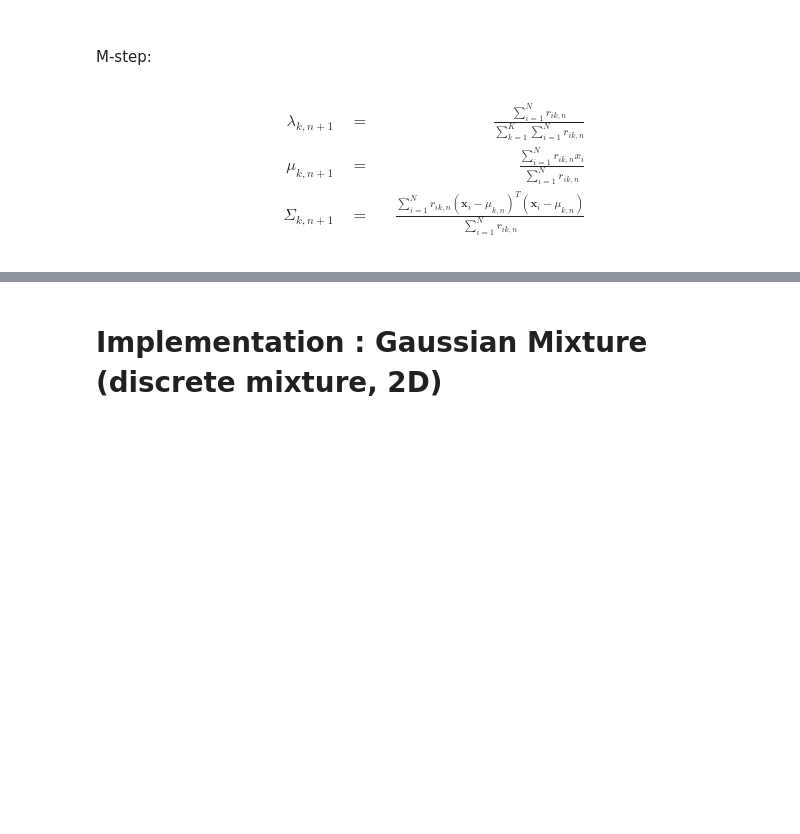
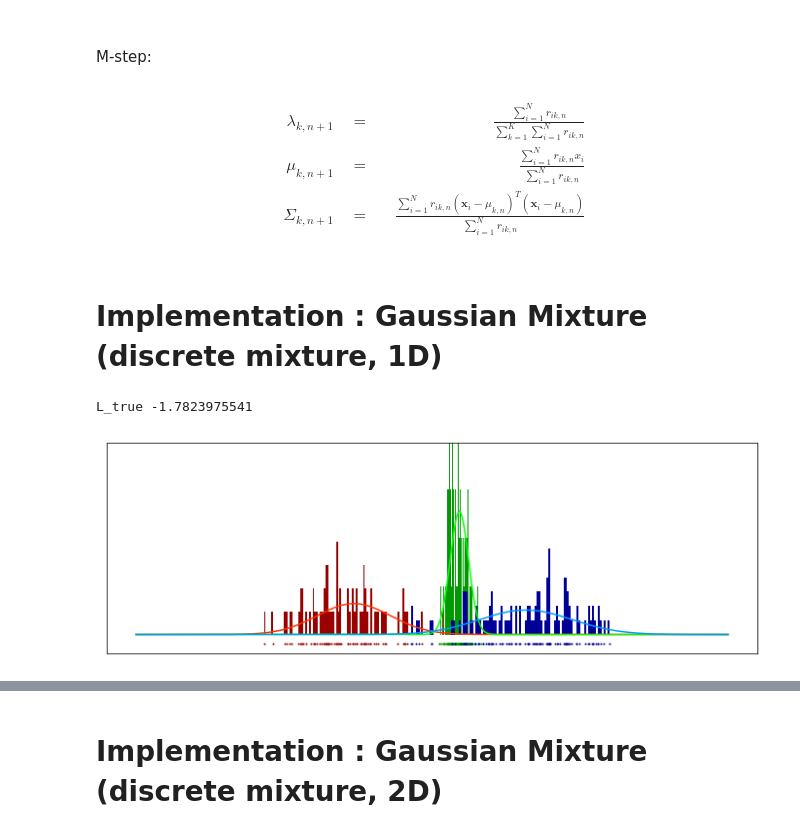
Before and after one commit to kiyomizuhi/machine_learning_scratch_Prince_computer_vision, a Jupyter notebook: EM_algorithm.ipynb, the cells around one changed output, grey strips where cells are left out. Cells and saved outputs as stored; diff of their text form; code cells hidden in the pictures; blank space fills up the shorter version.

Commit message:
added 1d discrete

```diff
--- a/EM_algorithm.ipynb
+++ b/EM_algorithm.ipynb
@@ -131,3 +131,5 @@ $$\begin{align}
 \mu_{k, n + 1}  \quad & = & \quad \frac{\sum_{i=1}^{N}r_{ik, n}x_{i}}{\sum_{i=1}^{N}r_{ik, n}} \\
 \Sigma_{k, n + 1}  \quad & = & \quad \frac{\sum_{i=1}^{N}r_{ik, n}(\mathbf{x}_{i} - \mu_{k, n})^{T}(\mathbf{x}_{i} - \mu_{k, n})}{\sum_{i=1}^{N}r_{ik, n}} \\
 \end{align}$$
+# %% [markdown]
+#  Implementation : Gaussian Mixture (discrete mixture, 1D)
@@ -133,0 +141,37 @@ $$\begin{align}
+# %%
+# synthesize a data set
+nm = 3    # number of mixed gaussian. Here, we set it to 3.
+ns = 300  # number of samples.
+
+mu = 20 * (np.random.rand(nm) - 0.5)     # mean
+sg = 3 * (np.random.rand(nm) + 0.1)      # std
+lm = (np.random.rand(nm) + 0.1)          # lambda, coming from the categorical distribution
+lm /= lm.sum()                           # normalize
+lm_ind = np.round(np.cumsum(lm) * ns).astype(int) # divide the samples according to the ratio
+lm_ind = np.insert(lm_ind, 0, 0)
+
+smp = np.zeros(ns)
+gs_true = np.zeros(ns)
+x = np.linspace(-20,20,400)
+
+# plot the generated data set
+clrs1 = [(0.6, 0, 0), (0, 0.6, 0), (0, 0, 0.6)]
+clrs2 = [(1, 0.2, 0), (0, 1, 0), (0, 0.6, 1)]
+plt.figure(figsize=(12,4))
+plt.clf()
+for k in range(nm):
+    this_smp = np.random.normal(mu[k], sg[k], lm_ind[k+1] - lm_ind[k])
+    smp[lm_ind[k]:lm_ind[k + 1]] = this_smp
+    gs_true[lm_ind[k]:lm_ind[k + 1]] = spst.norm(mu[k], sg[k]).pdf(this_smp)
+    plt.plot(this_smp, -0.05*np.ones(this_smp.shape), '.', color=clrs1[k], markersize=2) # 1D representation
+    plt.hist(this_smp, 100, normed=1, color=clrs1[k]) # histogram representation
+    plt.plot(x, spst.norm(mu[k], sg[k]).pdf(x), color=clrs2[k]) # true distribution
+    plt.yticks([])
+    plt.xticks([])
+    plt.ylim((-0.1, 1.0))
+
+L_true = np.log(gs_true).sum() / ns # average log likelihood
+print('L_true', L_true)
+# %% [output]
+L_true -1.7823975541
+[figure, added]
```
Also changed, not shown: parts of 4 cells of this notebook, 4 other files.
